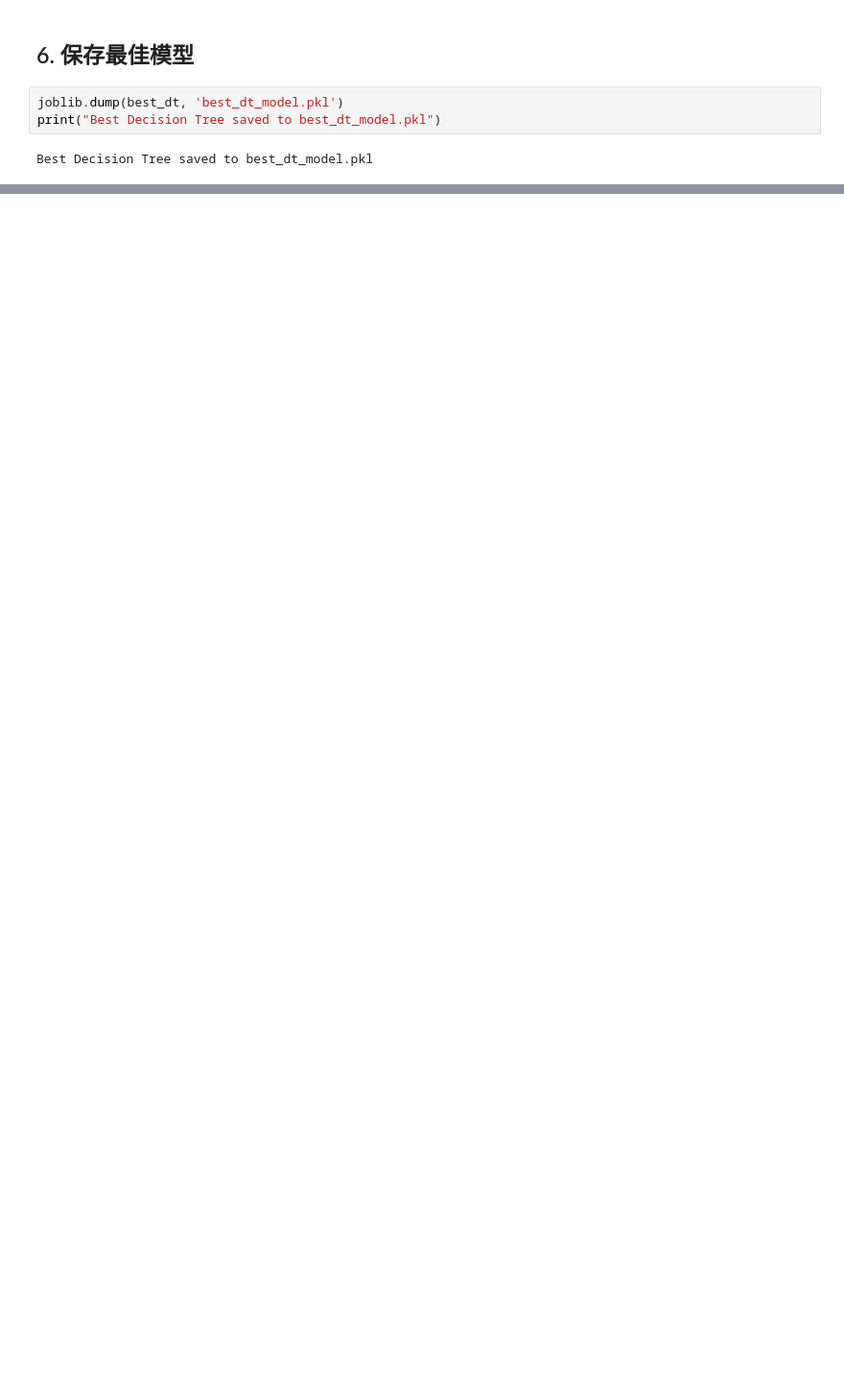
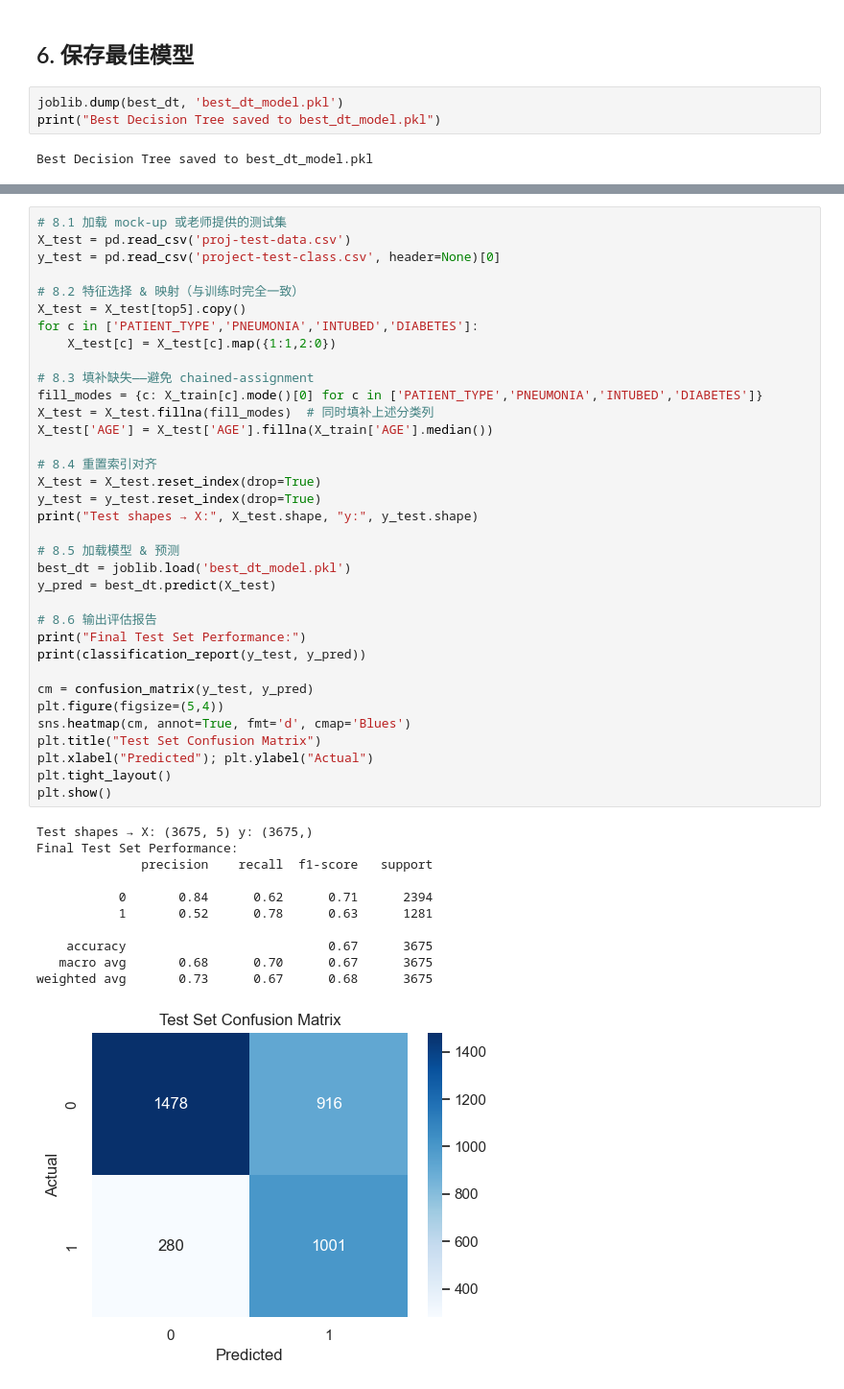
Before and after one commit to lixuanan2/EC-covid19-project, a Jupyter notebook: notebooks/02_O1_Classification.ipynb, the cells around one changed output, grey strips where cells are left out. Shown at 96% size. Cells and saved outputs as stored; diff of their text form; blank space fills up the shorter version.

```diff
--- a/notebooks/02_O1_Classification.ipynb
+++ b/notebooks/02_O1_Classification.ipynb
@@ -159,0 +218,47 @@ Best Decision Tree saved to best_dt_model.pkl
+# %%
+# 8.1 加载 mock-up 或老师提供的测试集
+X_test = pd.read_csv('proj-test-data.csv')
+y_test = pd.read_csv('project-test-class.csv', header=None)[0]
+
+# 8.2 特征选择 & 映射（与训练时完全一致）
+X_test = X_test[top5].copy()
+for c in ['PATIENT_TYPE','PNEUMONIA','INTUBED','DIABETES']:
+    X_test[c] = X_test[c].map({1:1,2:0})
+
+# 8.3 填补缺失——避免 chained-assignment
+fill_modes = {c: X_train[c].mode()[0] for c in ['PATIENT_TYPE','PNEUMONIA','INTUBED','DIABETES']}
+X_test = X_test.fillna(fill_modes)  # 同时填补上述分类列
+X_test['AGE'] = X_test['AGE'].fillna(X_train['AGE'].median())
+
+# 8.4 重置索引对齐
+X_test = X_test.reset_index(drop=True)
+y_test = y_test.reset_index(drop=True)
+print("Test shapes → X:", X_test.shape, "y:", y_test.shape)
+
+# 8.5 加载模型 & 预测
+best_dt = joblib.load('best_dt_model.pkl')
+y_pred = best_dt.predict(X_test)
+
+# 8.6 输出评估报告
+print("Final Test Set Performance:")
+print(classification_report(y_test, y_pred))
+
+cm = confusion_matrix(y_test, y_pred)
+plt.figure(figsize=(5,4))
+sns.heatmap(cm, annot=True, fmt='d', cmap='Blues')
+plt.title("Test Set Confusion Matrix")
+plt.xlabel("Predicted"); plt.ylabel("Actual")
+plt.tight_layout()
+plt.show()
+# %% [output]
+Test shapes → X: (3675, 5) y: (3675,)
+Final Test Set Performance:
+              precision    recall  f1-score   support
+
+           0       0.84      0.62      0.71      2394
+           1       0.52      0.78      0.63      1281
+
+    accuracy                           0.67      3675
+   macro avg       0.68      0.70      0.67      3675
+weighted avg       0.73      0.67      0.68      3675
+[figure, added]
```
Also changed, not shown: parts of 5 cells of this notebook, 2 other files.
